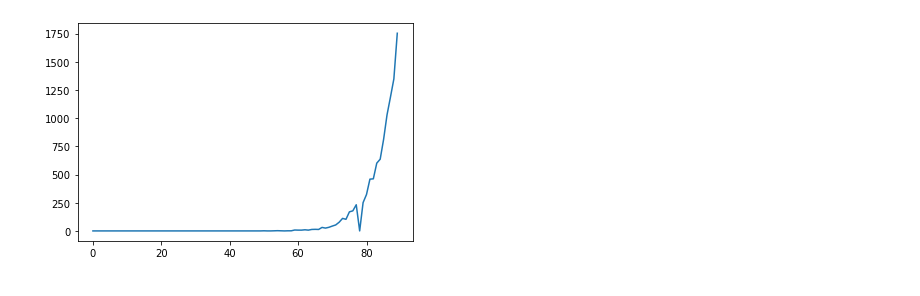
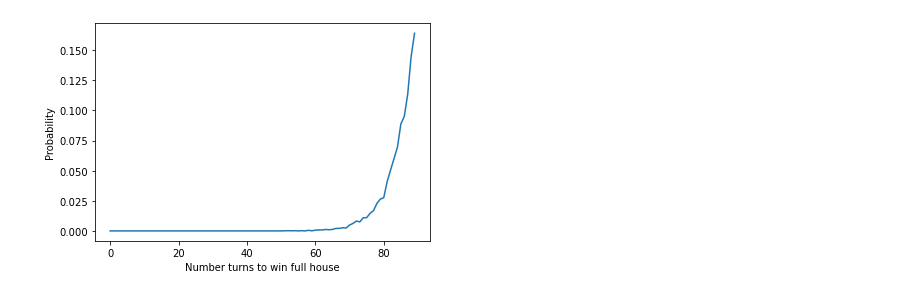
Before and after one commit to rajeswarim81/Prombola, a Jupyter notebook: StrategiesDistribution.ipynb, the cells around one changed output. Saved outputs shown, nothing was run; the diff lists cells and outputs as text; code cells hidden in the pictures.

Commit message:
Optimise the plot code

```diff
--- a/StrategiesDistribution.ipynb
+++ b/StrategiesDistribution.ipynb
@@ -176,25 +176,18 @@ def call_game(calling_number_sequence):
     return strategies_winning_turn
 
 
-
-fullHouseEx = [0] * 90
-earlyFiveEx = [0] * 90
-topLineEx = [0] * 90
-middleLineEx = [0] * 90
-bottomLineEx = [0] * 90
-fourCornersEx = [0] * 90
-for i in range(10000):
+winningTurnDistribution = np.zeros((6, 90)) #six winning strategies and 90 turns
+iters = 10000
+for i in range(iters):
     strategies_winning_turn = call_game(calling_number_sequence)
-    fullHouseEx[strategies_winning_turn[FullHouse]] += 1
-    earlyFiveEx[strategies_winning_turn[EarlyFive]] += 1
-    topLineEx[strategies_winning_turn[TopLine]] += 1
-    middleLineEx[strategies_winning_turn[MiddleLine]] += 1
-    bottomLineEx[strategies_winning_turn[BottomLine]] += 1
-    fourCornersEx[strategies_winning_turn[FourCorners]] += 1
+    for each in range(1,len(strategies_winning_turn)):
+        winningTurnDistribution[each-1, strategies_winning_turn[each]] +=1
+for each in range(6):
+    winningTurnDistribution[each] = winningTurnDistribution[each]/iters
 # %%
-plt.plot(fullHouseEx)
+plt.plot(winningTurnDistribution[0])
 plt.xlabel("Number turns to win full house")
-plt.ylabel("Frequency")
+plt.ylabel("Probability")
 plt.show()
 # %% [output]
-[figure, old version]
+[figure, new version]
```
Also changed, not shown: parts of 10 cells of this notebook, 2 other files.
